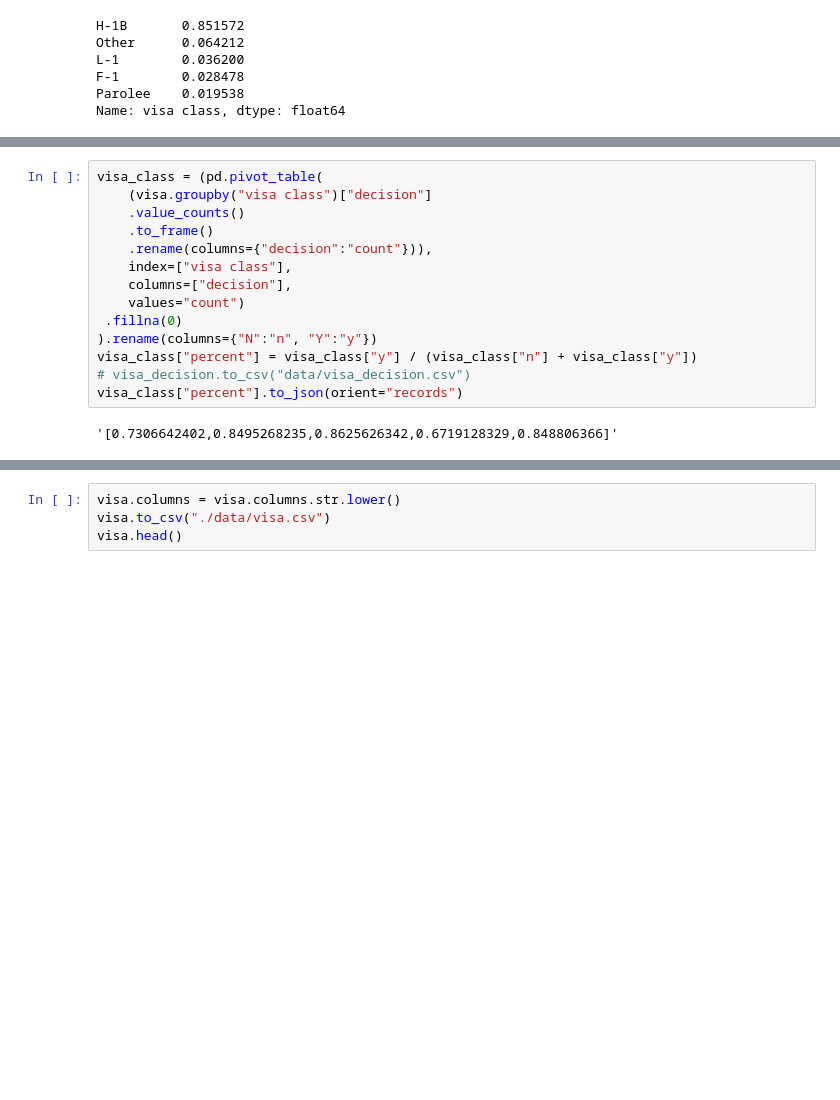
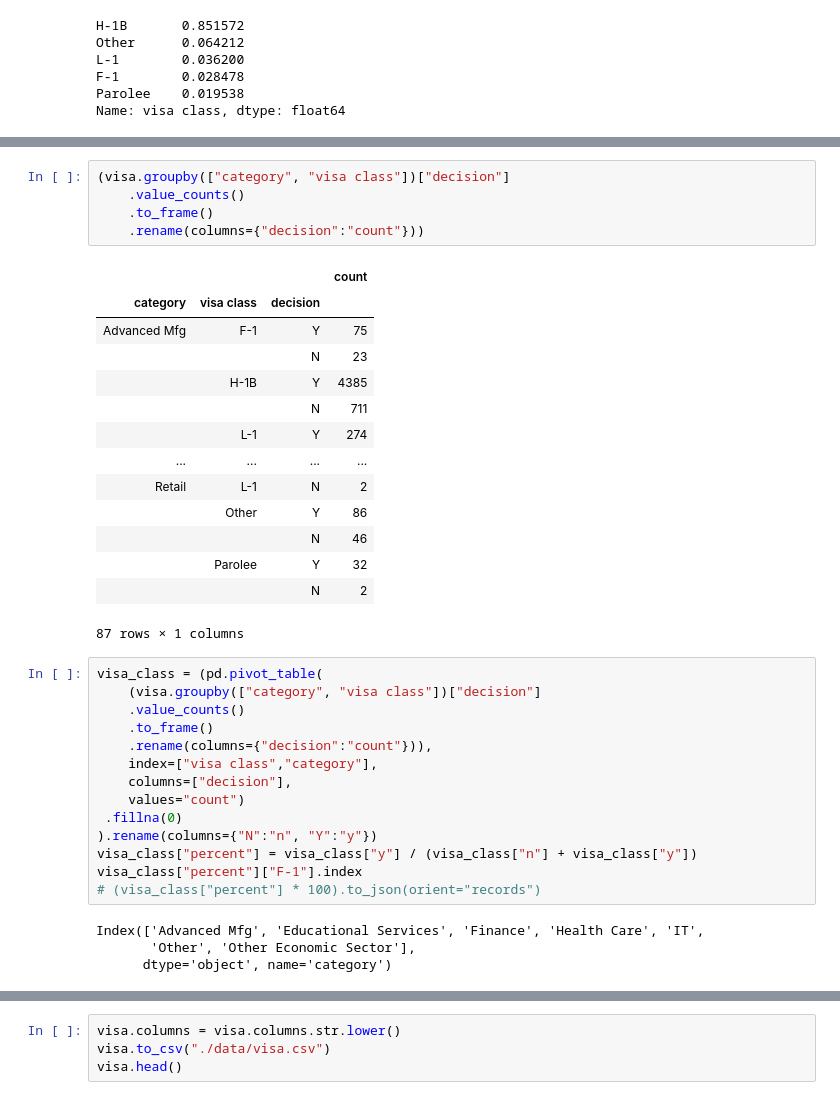
Before and after one commit to AnuragPamuru/dsc-106-final, a Jupyter notebook: Visas and Qual_copy.ipynb, the cells around one changed output, grey strips where cells are left out. Saved outputs shown, nothing was run; the diff lists cells and outputs as text; blank space fills up the shorter version.

```diff
--- a/Visas and Qual_copy.ipynb
+++ b/Visas and Qual_copy.ipynb
@@ -99,16 +125,38 @@ Name: visa class, dtype: float64
+# %%
+(visa.groupby(["category", "visa class"])["decision"]
+    .value_counts()
+    .to_frame()
+    .rename(columns={"decision":"count"}))
+# %% [output]
+|  |  |  | count |
+| category | visa class | decision |  |
+| Advanced Mfg | F-1 | Y | 75 |
+|  |  | N | 23 |
+|  | H-1B | Y | 4385 |
+|  |  | N | 711 |
+|  | L-1 | Y | 274 |
+| ... | ... | ... | ... |
+| Retail | L-1 | N | 2 |
+|  | Other | Y | 86 |
+|  |  | N | 46 |
+|  | Parolee | Y | 32 |
+|  |  | N | 2 |
+87 rows × 1 columns
 # %%
 visa_class = (pd.pivot_table(
-    (visa.groupby("visa class")["decision"]
+    (visa.groupby(["category", "visa class"])["decision"]
     .value_counts()
     .to_frame()
     .rename(columns={"decision":"count"})),
-    index=["visa class"],
+    index=["visa class","category"],
     columns=["decision"],
     values="count")
  .fillna(0)
 ).rename(columns={"N":"n", "Y":"y"})
 visa_class["percent"] = visa_class["y"] / (visa_class["n"] + visa_class["y"])
-# visa_decision.to_csv("data/visa_decision.csv")
-visa_class["percent"].to_json(orient="records")
+visa_class["percent"]["F-1"].index
+# (visa_class["percent"] * 100).to_json(orient="records")
 # %% [output]
-'[0.7306642402,0.8495268235,0.8625626342,0.6719128329,0.848806366]'
+Index(['Advanced Mfg', 'Educational Services', 'Finance', 'Health Care', 'IT',
+       'Other', 'Other Economic Sector'],
+      dtype='object', name='category')
```
Also changed, not shown: parts of 13 cells of this notebook, 2 other files.
